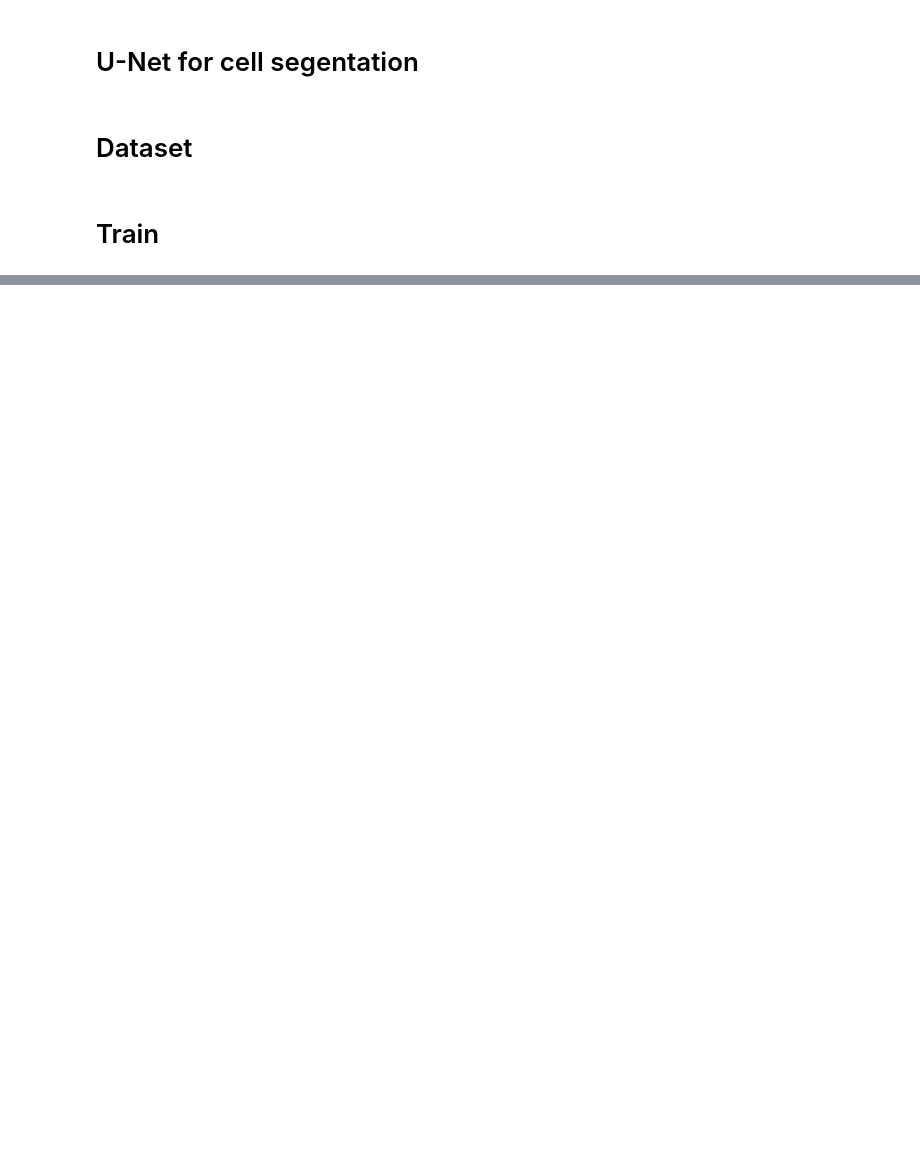
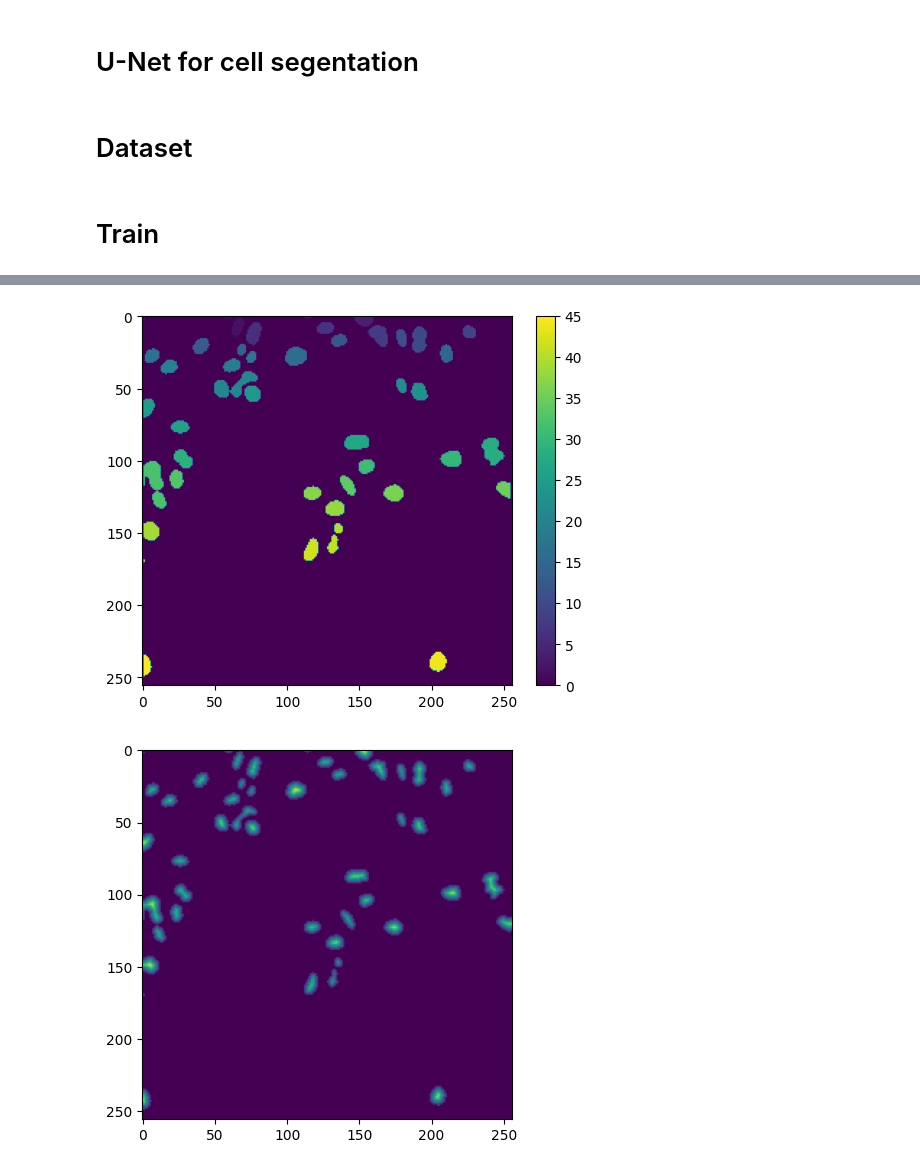
Before and after one commit to stasiek-j/hackathon, a Jupyter notebook: U_Net.ipynb, the cells around one changed output, grey strips where cells are left out. Cells and saved outputs as stored; diff of their text form; code cells hidden in the pictures; blank space fills up the shorter version.

```diff
--- a/U_Net.ipynb
+++ b/U_Net.ipynb
@@ -694,0 +746,20 @@ plt.show()
+# %%
+
+from scipy import ndimage as ndi
+from skimage.segmentation import watershed
+from skimage.feature import peak_local_max
+
+distance = ndi.distance_transform_edt(pred)
+coords = peak_local_max(distance, footprint=np.ones((1, 1)), labels=pred)
+mask = np.zeros(distance.shape, dtype=bool)
+mask[tuple(coords.T)] = True
+markers, _ = ndi.label(mask)
+
+plt.imshow(markers)
+plt.colorbar()
+plt.show()
+plt.imshow(distance)
+plt.show()
+# %% [output]
+[figure, added]
+[figure, added]
```
Also changed, not shown: parts of 13 cells of this notebook.
